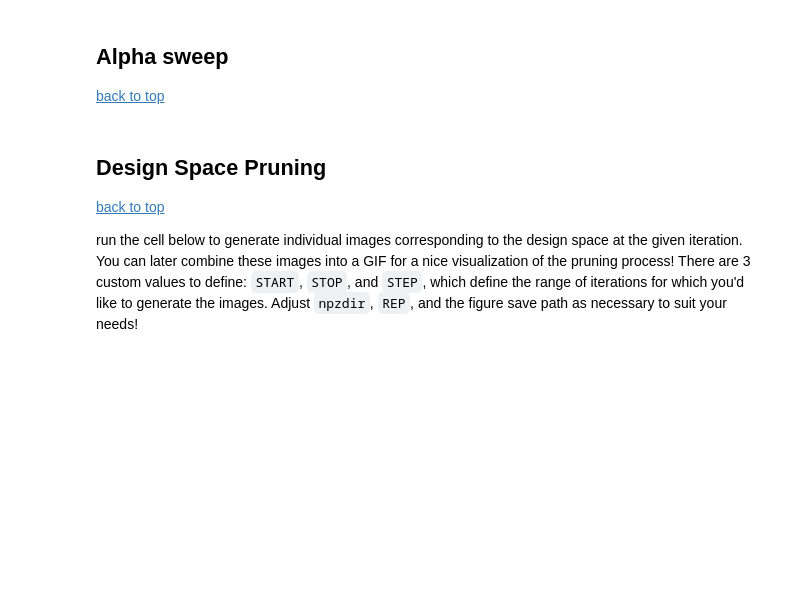
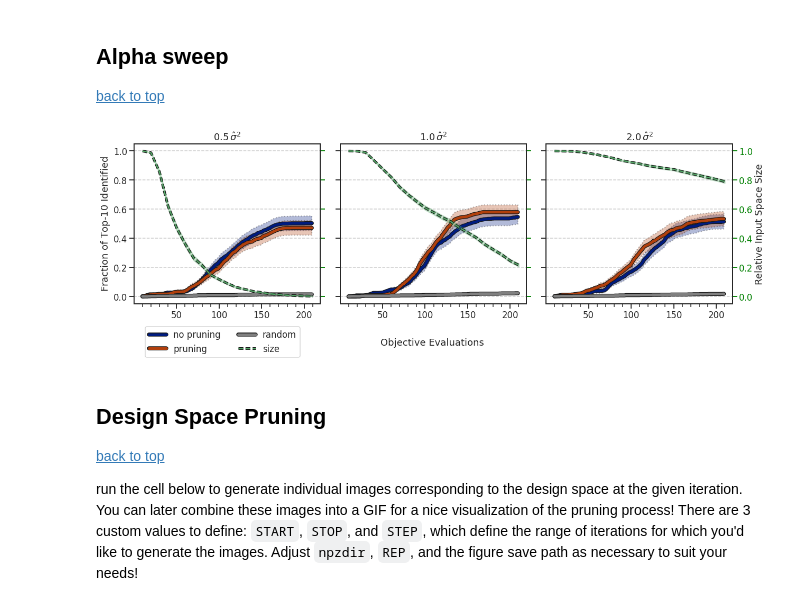
Before and after one commit to coleygroup/dsp, a Jupyter notebook: notebooks/figs.ipynb, the cells around one changed output. Drawn from its saved outputs; the diff is of its cells as text; code cells hidden in the pictures; blank space fills up the shorter version.

```diff
--- a/notebooks/figs.ipynb
+++ b/notebooks/figs.ipynb
@@ -716,8 +720,10 @@ optimal_idxs = np.argpartition(y_all, -k)[-k:]
 palette = sns.color_palette("magma", len(npzdirs))
 for npzdir, c in zip(npzdirs, palette):
     npz = np.load(npzdir / "H.npz")
+
     tokens = npzdir.name.split('-')
-    label = tokens[-1].split("=")[-1]
+    alpha = float(tokens[-1].split("=")[-1])
+    label=rf"${alpha}\,\hat\sigma^2$"
 
     H = npz["PRUNE"]
     FNR_obs = f_hits_pruned(H[:,:,1], optimal_idxs, T)
@@ -753,7 +759,7 @@ fig.tight_layout()
 # %%
 fig.savefig("../figures/michal-alpha-pruning.pdf", dpi=400, bbox_inches="tight")
 # %%
-fig, axs_1 = plt.subplots(1, 3, figsize=(6 * 3, 6), sharex=True, sharey=True)
+fig, axs = plt.subplots(1, 3, figsize=(6 * 3, 6), sharex=True, sharey=True)
 
 N = 10000
 k = 10
@@ -774,53 +780,58 @@ optimal_choices = choices[optimal_idxs]
 optima = y_all[optimal_idxs]
 
 axs_2 = []
-for ax1, npzdir in zip(axs_1, npzdirs):
+for ax, npzdir in zip(axs, npzdirs):
     tokens = npzdir.name.split('-')
-    label = tokens[-1].split("=")[-1]
+    alpha = float(tokens[-1].split("=")[-1])
+    title=rf"${alpha}\,\hat\sigma^2$"
+    ax.set_title(title)
 
     Y_npz = np.load(f"{npzdir}/Y.npz")
 
     y_all = obj(choices).numpy()
     optimal_idxs = np.argpartition(y_all, -k)[-k:]
     optimal_choices = choices[optimal_idxs]
     optima = y_all[optimal_idxs]
 
-    ax1 = plot_IR(ax1, Y_npz["FULL"], Y_npz["PRUNE"], n, optima, obj, choices, k)
+    handles = plot_IR(ax, Y_npz["FULL"], Y_npz["PRUNE"], n, optima, obj, choices, k)
 
-    ax1.xaxis.set_minor_locator(MultipleLocator(10))
-    ax1.tick_params(axis="x", which="both", direction="out", bottom=True)
-    ax1.set_xlim(left=0.1)
+    ax.xaxis.set_minor_locator(MultipleLocator(10))
+    ax.tick_params(axis="x", which="both", direction="out", bottom=True)
+    ax.set_xlim(0.1)
 
     H = np.load(f"{npzdir}/H.npz")["PRUNE"]
-    ax2 = ax1.twinx()
-    plot_size_H(ax2, H, q, T)
+    ax2 = ax.twinx()
+    handles.append(plot_size_H(ax2, H, q, T))
     axs_2.append(ax2)
 
-    ax1.set_title(rf"$\alpha={label}$")
+    ax.set_ylim(-0.05, 1.05)
+    ax2.set_ylim(ax.get_ylim())
+    ax.grid(True, axis="y", ls="--")
 
 for ax2 in axs_2[:-1]:
     ax2.sharey(axs_2[-1])
     ax2.tick_params('y', labelright=False, colors='green')
 axs_2[-1].tick_params('y', colors='green')
 
-handles1, labels1 = axs_1[0].get_legend_handles_labels()
-handles2, labels2 = axs_2[0].get_legend_handles_labels()
+# handles1, labels1 = axs[0].get_legend_handles_labels()
+# handles2, labels2 = axs_2[0].get_legend_handles_labels()
 
 fig.legend(
-    [*handles1, *handles2],
-    [*labels1, *labels2],
+    handles=handles,
     ncol=2,
     bbox_to_anchor=(0.075, -0.05),
     loc="lower left",
 )
 
-axs_1[0].set_ylabel(r"Fraction of Top-$10$ Identified")
+axs[0].set_ylabel(r"Fraction of Top-$10$ Identified")
 axs_2[-1].set_ylabel("Relative Input Space Size")
 fig.supxlabel("Objective Evaluations", fontsize=18)
 
 fig.tight_layout()
 
 fig.savefig("../figures/michal-alpha-performance.pdf", dpi=200, bbox_inches="tight")
+# %% [output]
+[figure, added]
 # %% [markdown]
 ## Design Space Pruning
 
```
Also changed, not shown: parts of 3 cells of this notebook.
